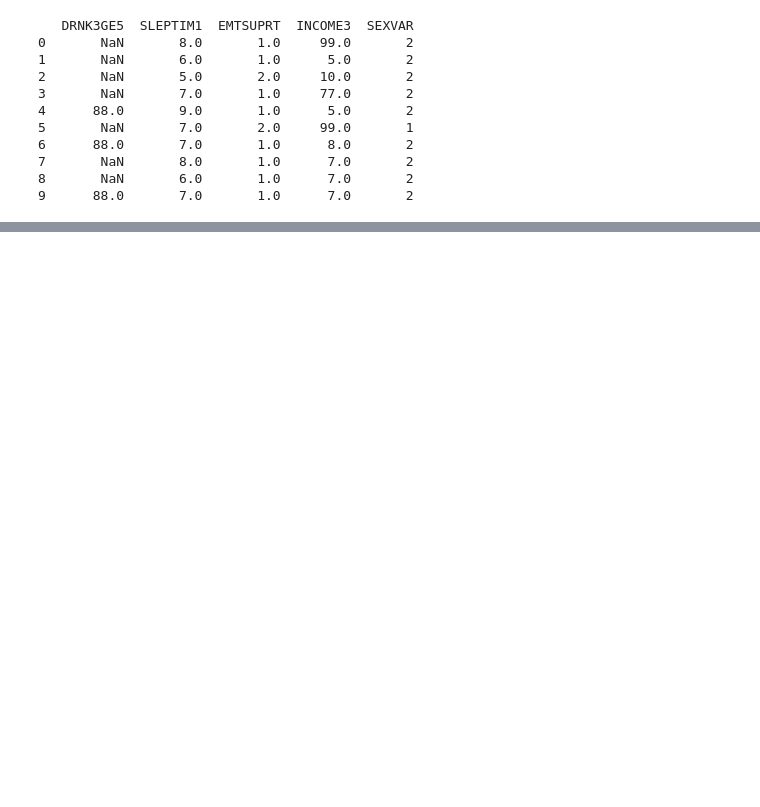
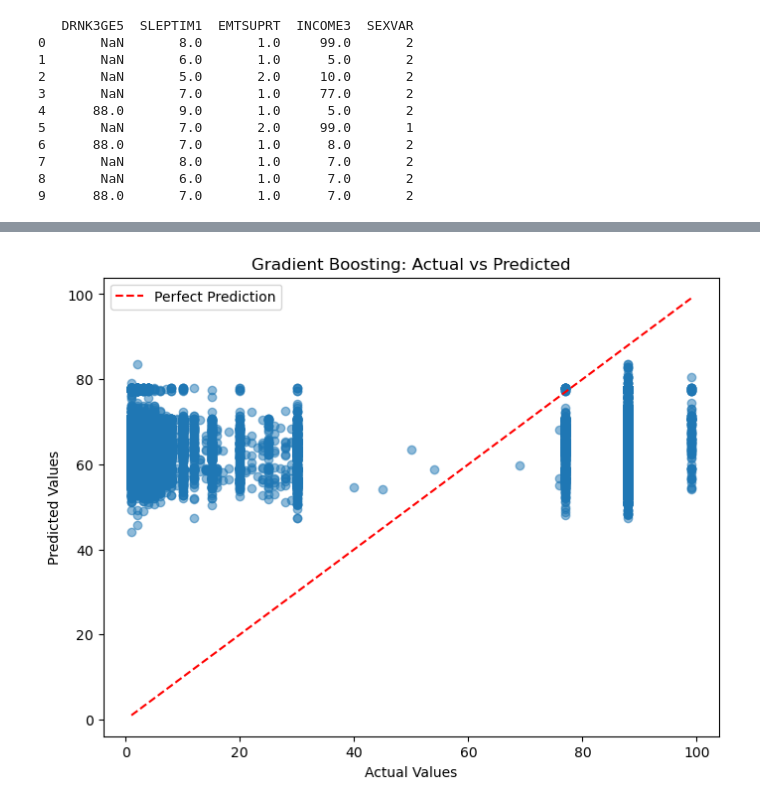
Before and after one commit to katemyer/DataScience, a Jupyter notebook: Capstone 2/Modeling.ipynb, the cells around one changed output, grey strips where cells are left out. Saved outputs shown, nothing was run; the diff lists cells and outputs as text; code cells hidden in the pictures; blank space fills up the shorter version.

```diff
--- a/Capstone 2/Modeling.ipynb
+++ b/Capstone 2/Modeling.ipynb
@@ -71,0 +210,15 @@ print(df.head(10))
+# %%
+# Make predictions with the Gradient Boosting model
+y_pred_gb = gb_pipeline.predict(X_test)
+
+# Create a scatter plot for predicted vs actual values
+plt.figure(figsize=(8, 6))
+plt.scatter(y_test, y_pred_gb, alpha=0.5)
+plt.plot([y_test.min(), y_test.max()], [y_test.min(), y_test.max()], '--r', label='Perfect Prediction')
+plt.xlabel('Actual Values')
+plt.ylabel('Predicted Values')
+plt.title('Gradient Boosting: Actual vs Predicted')
+plt.legend()
+plt.show()
+# %% [output]
+[figure, added]
```
Also changed, not shown: parts of 19 cells of this notebook.
